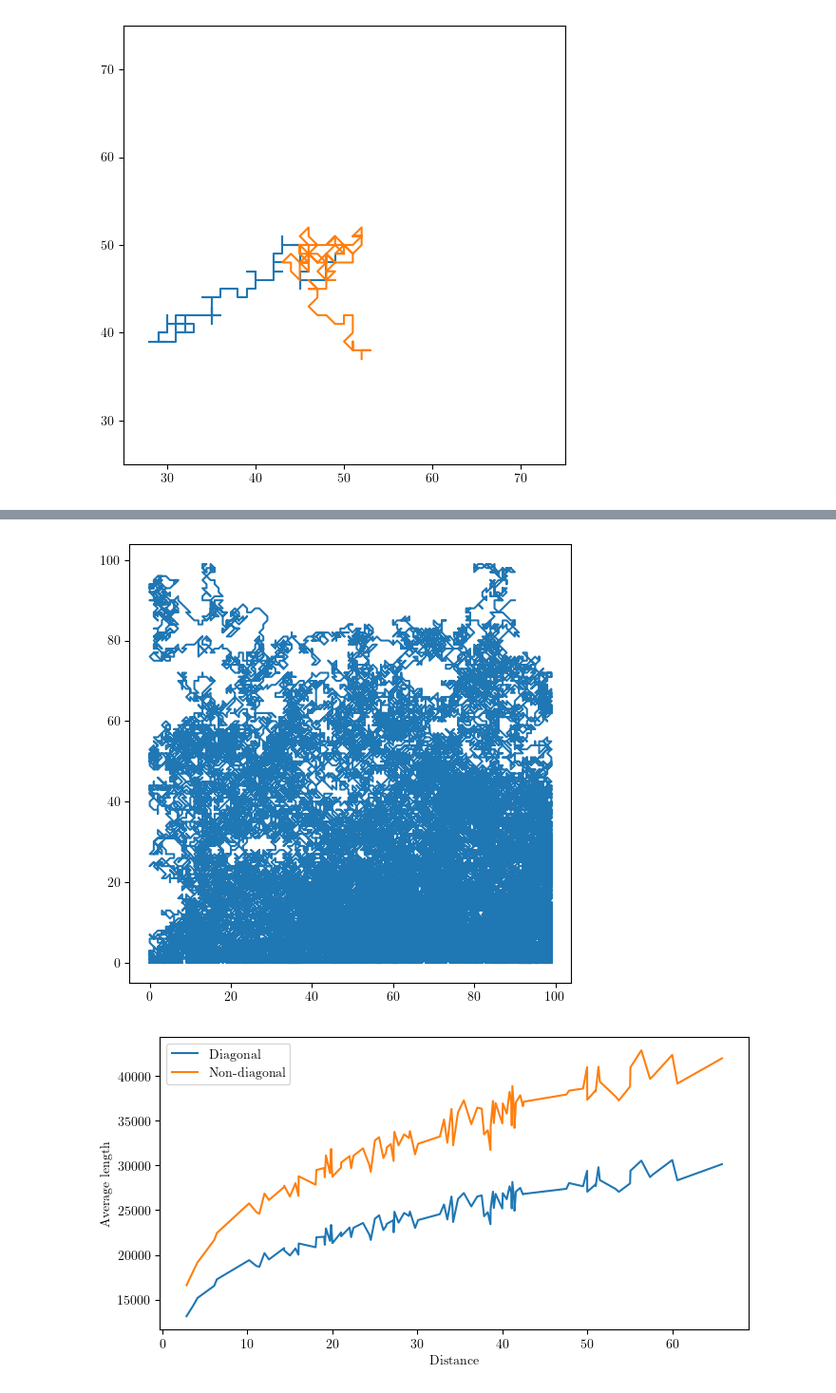
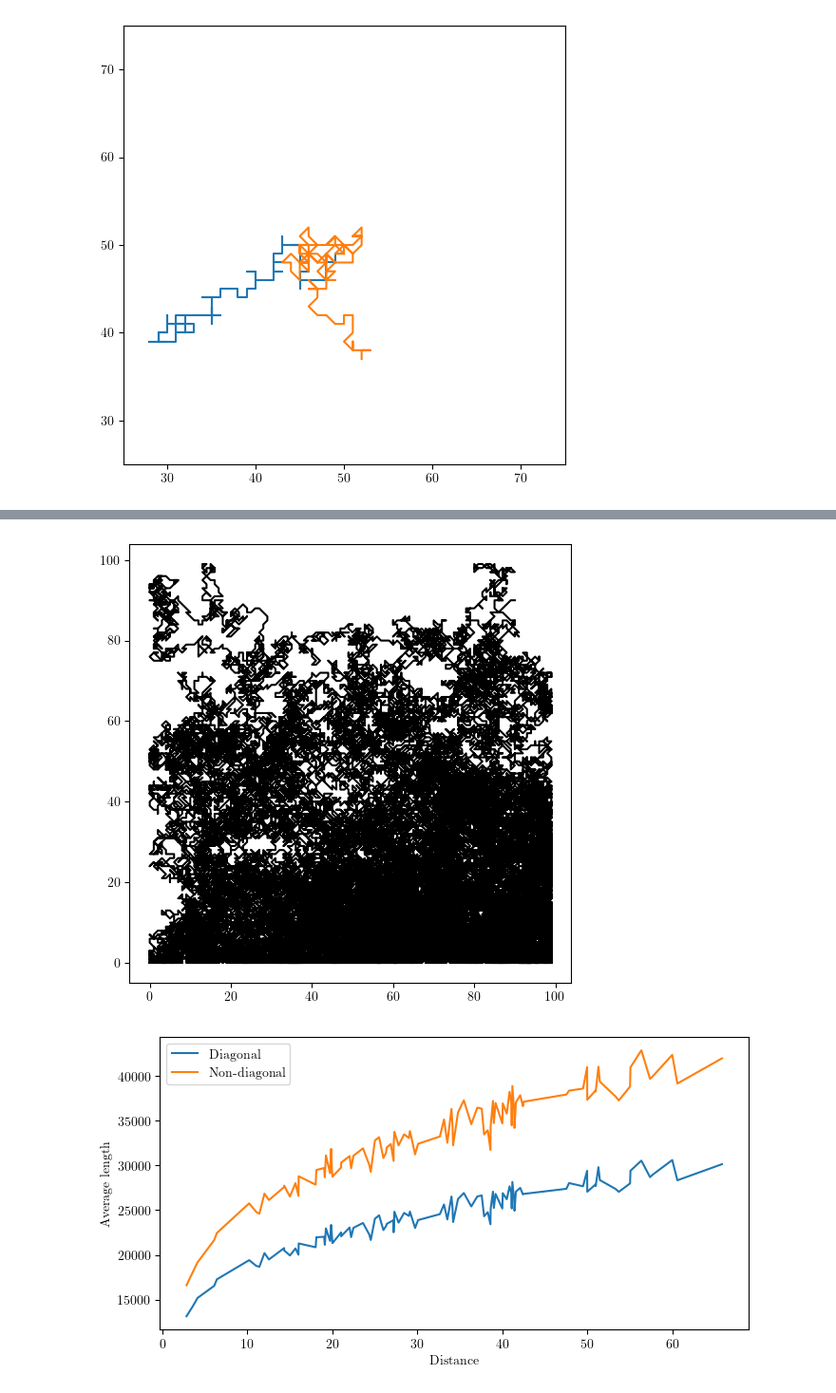
Before and after one commit to NathanRignall/cellular-automata-acw, a Jupyter notebook: automata/plots/task1.ipynb, the cells around one changed output, grey strips where cells are left out. Shown: that part at 95% size. Cells and saved outputs as stored; diff of their text form; code cells hidden in the pictures.

```diff
--- a/automata/plots/task1.ipynb
+++ b/automata/plots/task1.ipynb
@@ -36,9 +36,9 @@ plt.show()
 # %%
 plt.figure(figsize=(6, 6))
-plt.plot(df_2_fill['x'], df_2_fill['y'], label='task1-2-fill')
+plt.plot(df_2_fill['x'], df_2_fill['y'], label='task1-2-fill', color='black')
 plt.show()
 # %% [output]
-[figure, old version]
+[figure, new version]
 # %%
 # Load all .csv file
 data = {}
```
Also changed, not shown: parts of 5 cells of this notebook, 4 other files.
